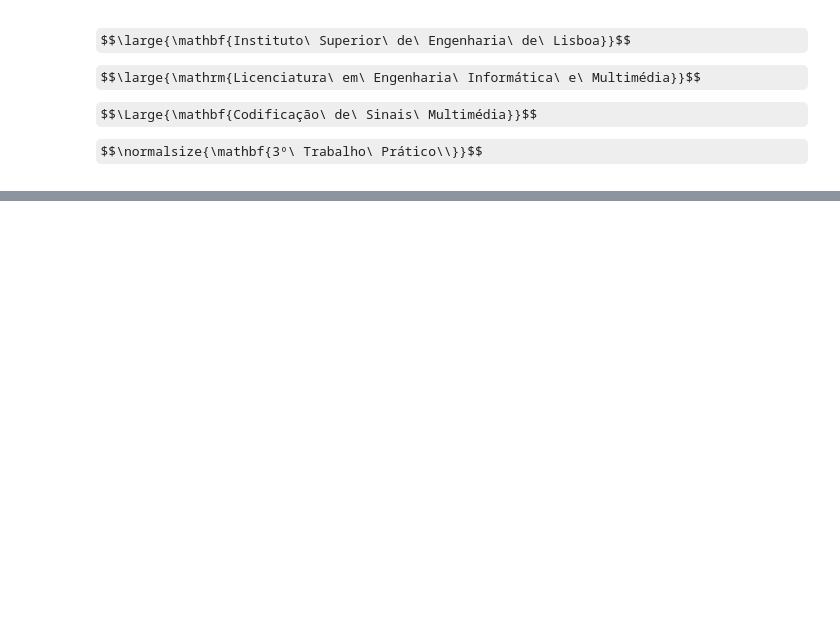
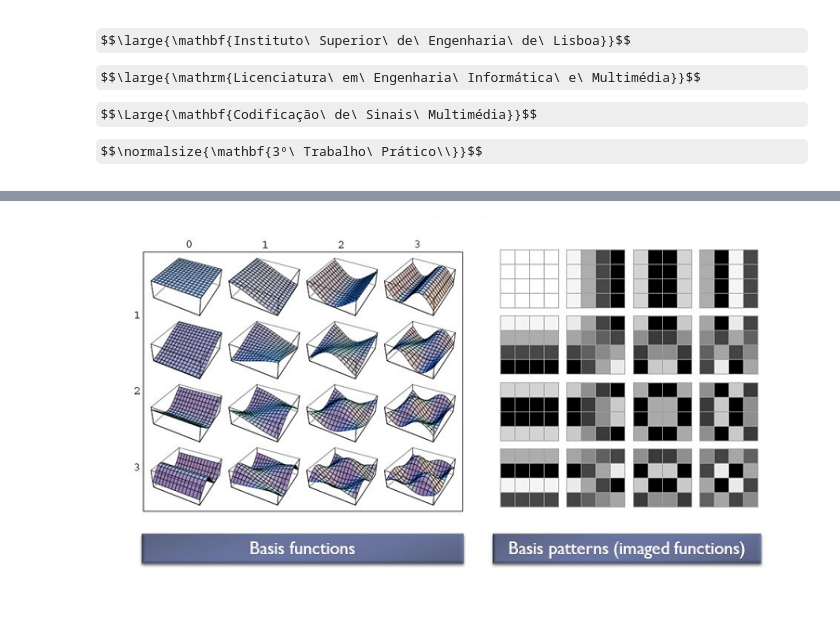
Before and after one commit to pedroamarocosta/csm, a Jupyter notebook: isel_leim_csm_1819/projects/P03/notebooks/P03_notebook.ipynb, the cells around one changed output, grey strips where cells are left out. Cells and saved outputs as stored; diff of their text form; code cells hidden in the pictures; some formulas as TeX source; blank space fills up the shorter version.

```diff
--- a/isel_leim_csm_1819/projects/P03/notebooks/P03_notebook.ipynb
+++ b/isel_leim_csm_1819/projects/P03/notebooks/P03_notebook.ipynb
@@ -107,0 +177,7 @@ class FileType(Enum):
+# %%
+#@title  Transformada Discreta de Cosseno (ilustração)
+path = 'JPEG_dct.png'
+assert os.path.isfile(Notebook.REFERENCES + path)
+cv2_imshow(cv2.imread(Notebook.REFERENCES + path))
+# %% [output]
+[figure, added]
```
Also changed, not shown: parts of 28 cells of this notebook, 5 other files.
